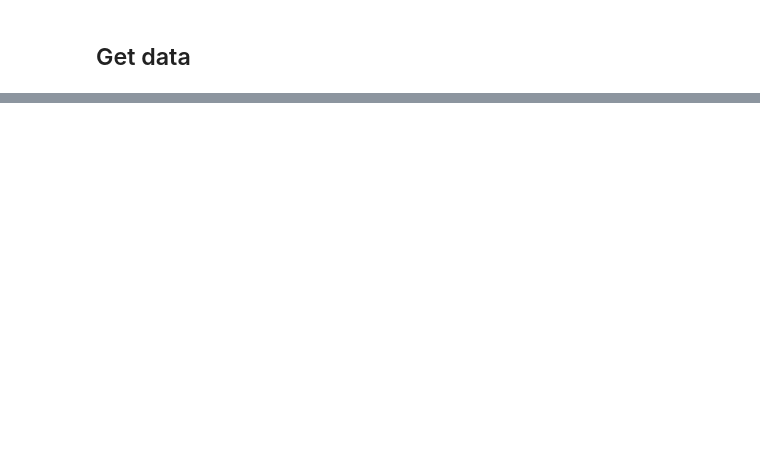
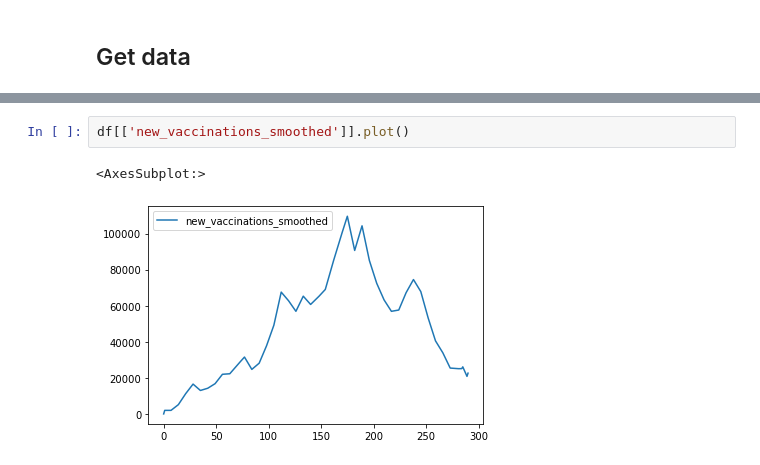
Before and after one commit to annasanchez27/covid-vaccination, a Jupyter notebook: experiments.ipynb, the cells around one changed output, grey strips where cells are left out. Saved outputs shown, nothing was run; the diff lists cells and outputs as text; blank space fills up the shorter version.

```diff
--- a/experiments.ipynb
+++ b/experiments.ipynb
@@ -19,0 +35,5 @@ df_vaccines.head()
+# %%
+df[['new_vaccinations_smoothed']].plot()
+# %% [output]
+<AxesSubplot:>
+[figure, added]
```
Also changed, not shown: parts of 8 cells of this notebook.
